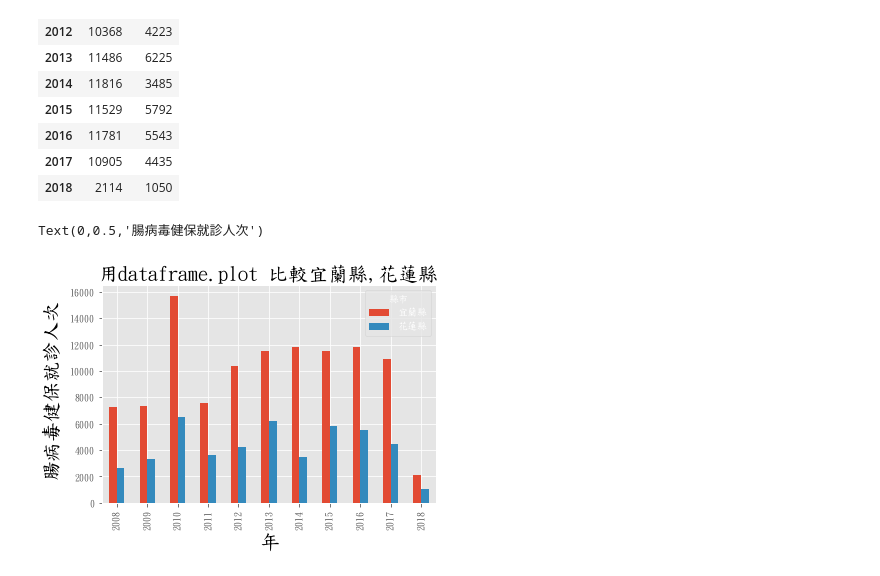
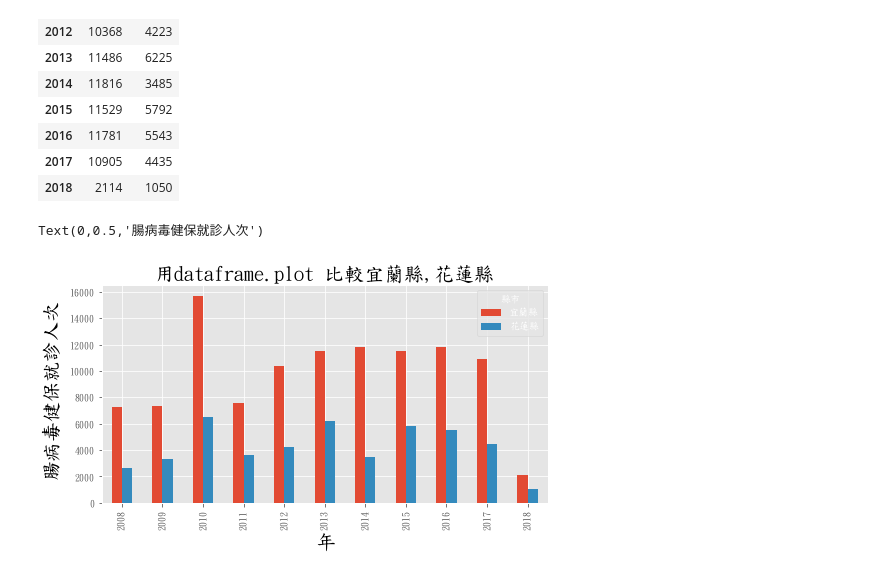
Before and after one commit to alabtsai/FGU-Class, a Jupyter notebook: Lecture_0530.ipynb, the cells around one changed output. Saved outputs shown, nothing was run; the diff lists cells and outputs as text; code cells hidden in the pictures.

```diff
--- a/Lecture_0530.ipynb
+++ b/Lecture_0530.ipynb
@@ -390,11 +417,11 @@ dfm1
 | 2017 | 10905 | 4435 |
 | 2018 | 2114 | 1050 |
 # %%
-dfm1.plot(kind='bar')
+dfm1.plot(kind='bar',figsize=(8,4))
 
 plt.title('用dataframe.plot 比較宜蘭縣,花蓮縣',color='black',size=20)
 plt.xlabel('年',size=20,color='black')
 plt.ylabel('腸病毒健保就診人次',color='black',size=20)
 # %% [output]
 Text(0,0.5,'腸病毒健保就診人次')
-[figure, old version]
+[figure, new version]
```
Also changed, not shown: parts of 8 cells of this notebook.
